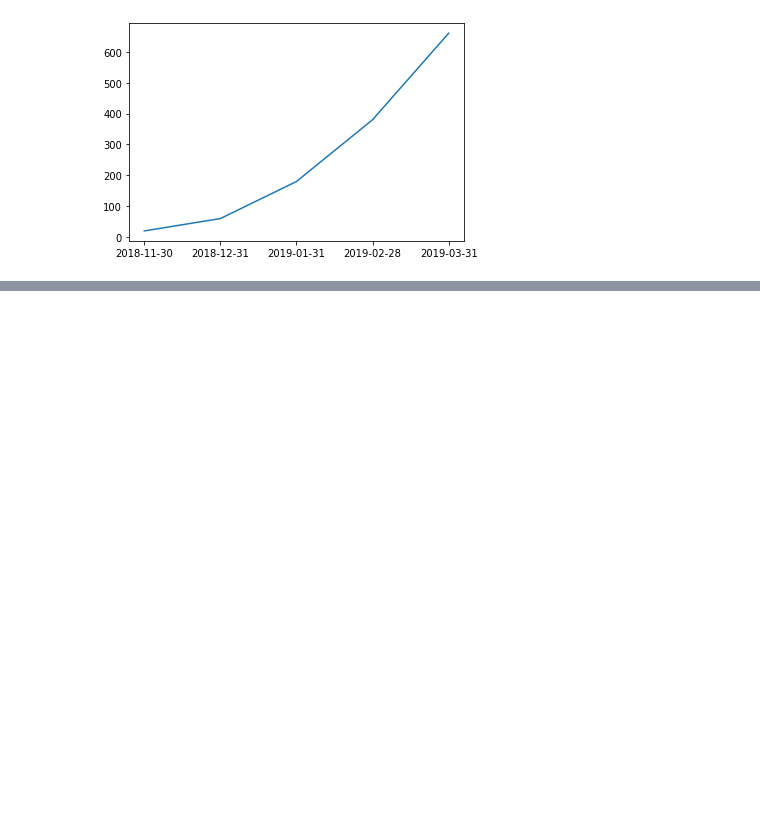
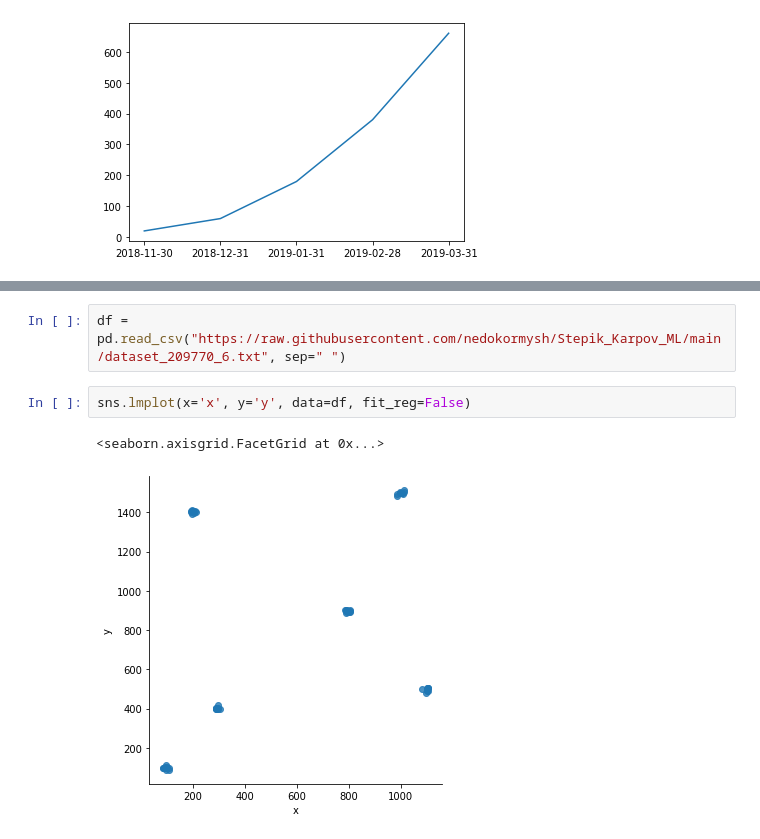
Before and after one commit to nedokormysh/Stepik_Karpov_ML, a Jupyter notebook: Stepik_visualization.ipynb, the cells around one changed output, grey strips where cells are left out. Drawn from its saved outputs; the diff is of its cells as text; blank space fills up the shorter version.

```diff
--- a/Stepik_visualization.ipynb
+++ b/Stepik_visualization.ipynb
@@ -119,0 +144,7 @@ plt.plot(df.index, df.income)
+# %%
+df = pd.read_csv("https://raw.githubusercontent.com/nedokormysh/Stepik_Karpov_ML/main/dataset_209770_6.txt", sep=" ")
+# %%
+sns.lmplot(x='x', y='y', data=df, fit_reg=False)
+# %% [output]
+<seaborn.axisgrid.FacetGrid at 0x...>
+[figure, added]
```
Also changed, not shown: parts of 30 cells of this notebook.
